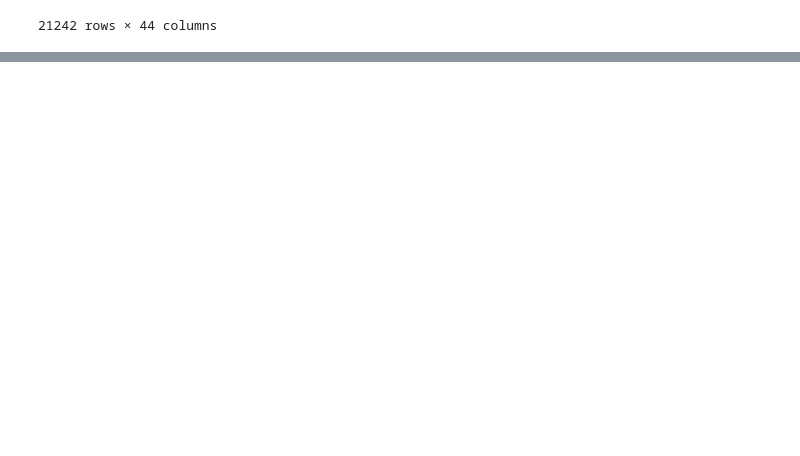
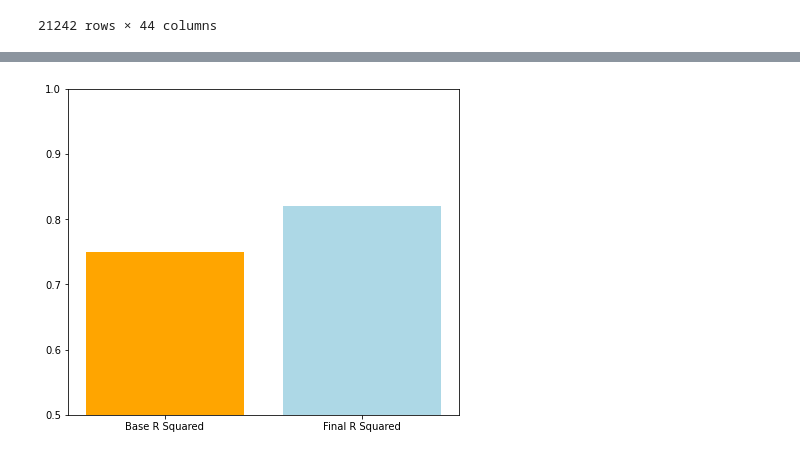
Before and after one commit to Somethingor/bsc-phase-two-project, a Jupyter notebook: notebooks/exploratory/member-2/MiddleGrades.ipynb, the cells around one changed output, grey strips where cells are left out. Saved outputs shown, nothing was run; the diff lists cells and outputs as text; code cells hidden in the pictures; blank space fills up the shorter version.

```diff
--- a/notebooks/exploratory/member-2/MiddleGrades.ipynb
+++ b/notebooks/exploratory/member-2/MiddleGrades.ipynb
@@ -492,0 +557,11 @@ TypeError: len() of unsized object
+# %%
+base_x, base_y = 'Base R Squared' , .75
+final_x, final_y = 'Final R Squared', .82
+fig, ax = plt.subplots(figsize=(7,6))
+ax.bar(base_x, base_y, color='orange')
+ax.bar(final_x, final_y,color='lightblue')
+
+ax.set(ylim=(0.5, 1.0))
+plt.savefig('../../../images/R_Squared_Comparison.png');
+# %% [output]
+[figure, added]
```
Also changed, not shown: parts of 20 cells of this notebook.
